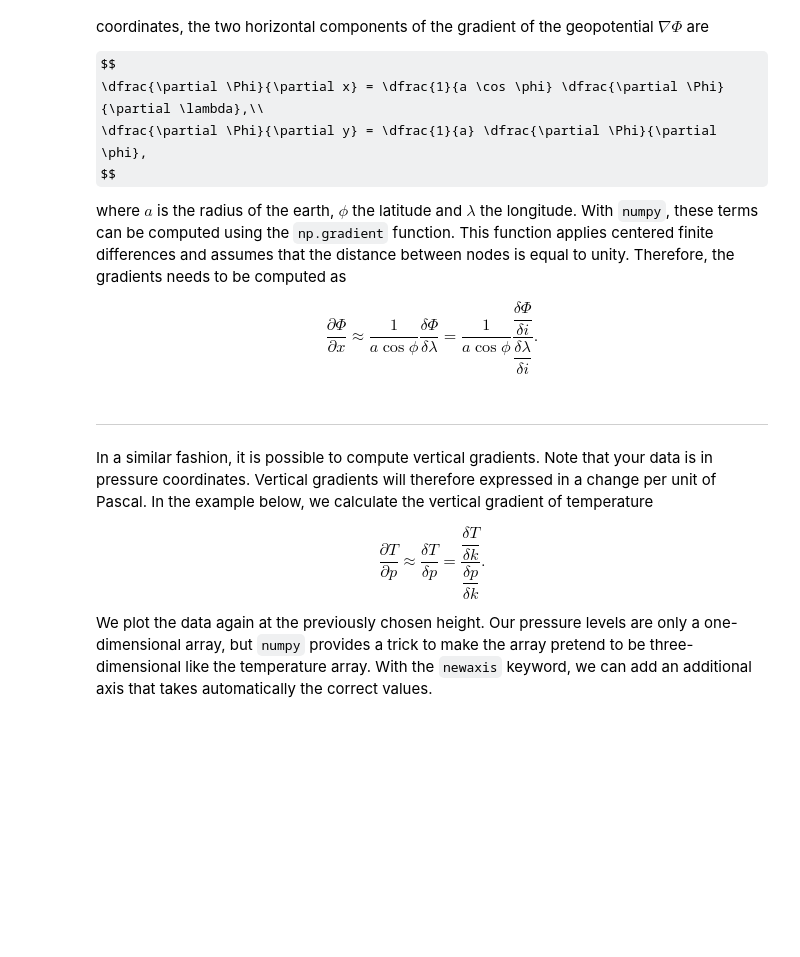
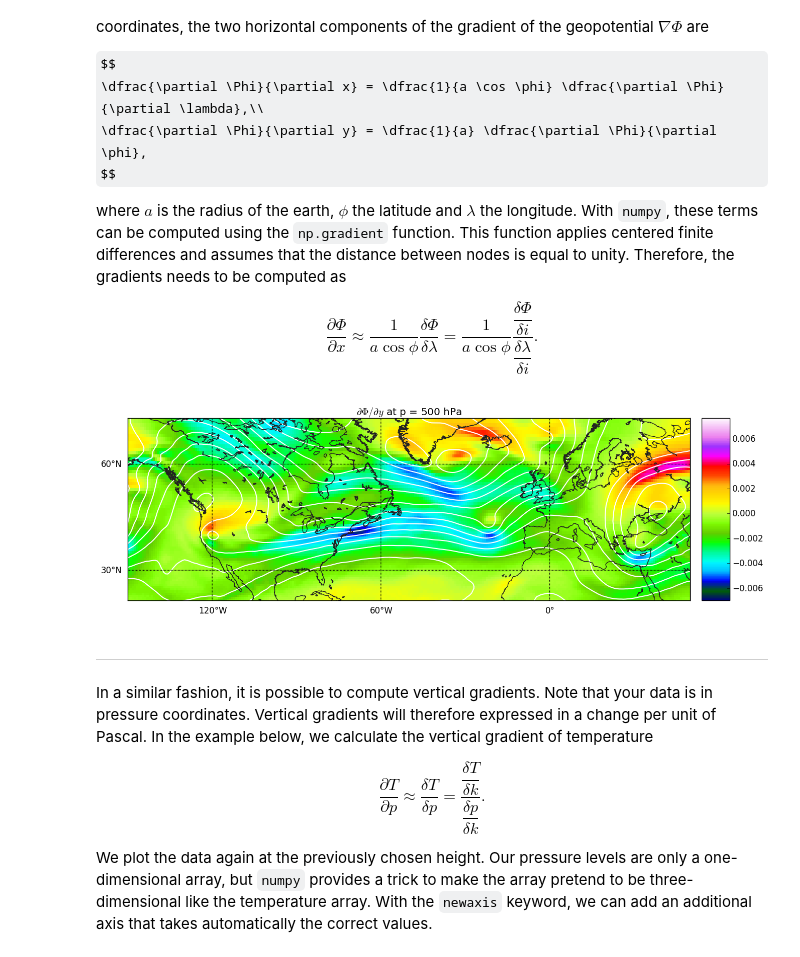
Before and after one commit to Chiil/dynamic_meteorology, a Jupyter notebook: Introduction to Jupyter notebooks.ipynb, the cells around one changed output. Cells and saved outputs as stored; diff of their text form; code cells hidden in the pictures; some formulas as TeX source; blank space fills up the shorter version.

```diff
--- a/Introduction to Jupyter notebooks.ipynb
+++ b/Introduction to Jupyter notebooks.ipynb
@@ -197,8 +219,8 @@ $$
 r_earth = 6.37e6 # Here, we define the radius of the earth.
 
 # Two arrays of zeros are initialized with the same shape as that of Z.
-dzdx = np.zeros(z.shape)
-dzdy = np.zeros(z.shape)
+dPhidx = np.zeros(Phi.shape)
+dPhidy = np.zeros(Phi.shape)
 
 # We initialize an array with the cosine of the latitude.
 cos_lat = np.cos(latrad)
@@ -207,23 +229,25 @@ cos_lat = np.cos(latrad)
 # indicates the direction over which the gradient is computed. We create a loop here over all pressure
 # levels to have a 3D field.
 for k in range(p.size):
-    dzdx[k,:,:] = 1./(r_earth*cos_lat) * np.gradient(z[k,:,:], axis=1) / np.gradient(lonrad, axis=1)
+    dPhidx[k,:,:] = 1./(r_earth*cos_lat) * np.gradient(Phi[k,:,:], axis=1) / np.gradient(lonrad, axis=1)
 
 for k in range(p.size):
-    dzdy[k,:,:] = (1./r_earth) * np.gradient(z[k,:,:], axis=0) / np.gradient(latrad, axis=0)
+    dPhidy[k,:,:] = (1./r_earth) * np.gradient(Phi[k,:,:], axis=0) / np.gradient(latrad, axis=0)
 # %%
-m.pcolormesh(lons, lats, dzdy[n,:,:], cmap=pl.cm.gist_ncar)
+m.pcolormesh(lons, lats, dPhidy[n,:,:], cmap=pl.cm.gist_ncar)
 m.colorbar()
-m.contour(lons, lats, z[n,:,:], 15, colors='w', linewidths=1.5)
+m.contour(lons, lats, Phi[n,:,:], 15, colors='w', linewidths=1.5)
 m.drawcoastlines(color='#222222')
 # draw parallels.
 parallels = np.arange(0.,90,30.)
 m.drawparallels(parallels,labels=[1,0,0,0])
 # draw meridians
 meridians = np.arange(0.,360.,60.)
 m.drawmeridians(meridians,labels=[0,0,0,1])
-pl.title('dzdy at p = {0}'.format(p[n]));
+pl.title('$\partial \Phi/\partial y$ at p = {0:.0f} hPa'.format(p[n]/100));
 pl.tight_layout()
+# %% [output]
+[figure, added]
 # %% [markdown]
 ___
 In a similar fashion, it is possible to compute vertical gradients. Note that your data is in pressure coordinates. Vertical gradients will therefore expressed in a change per unit of Pascal. In the example below, we calculate the vertical gradient of temperature
```
Also changed, not shown: parts of 10 cells of this notebook.
